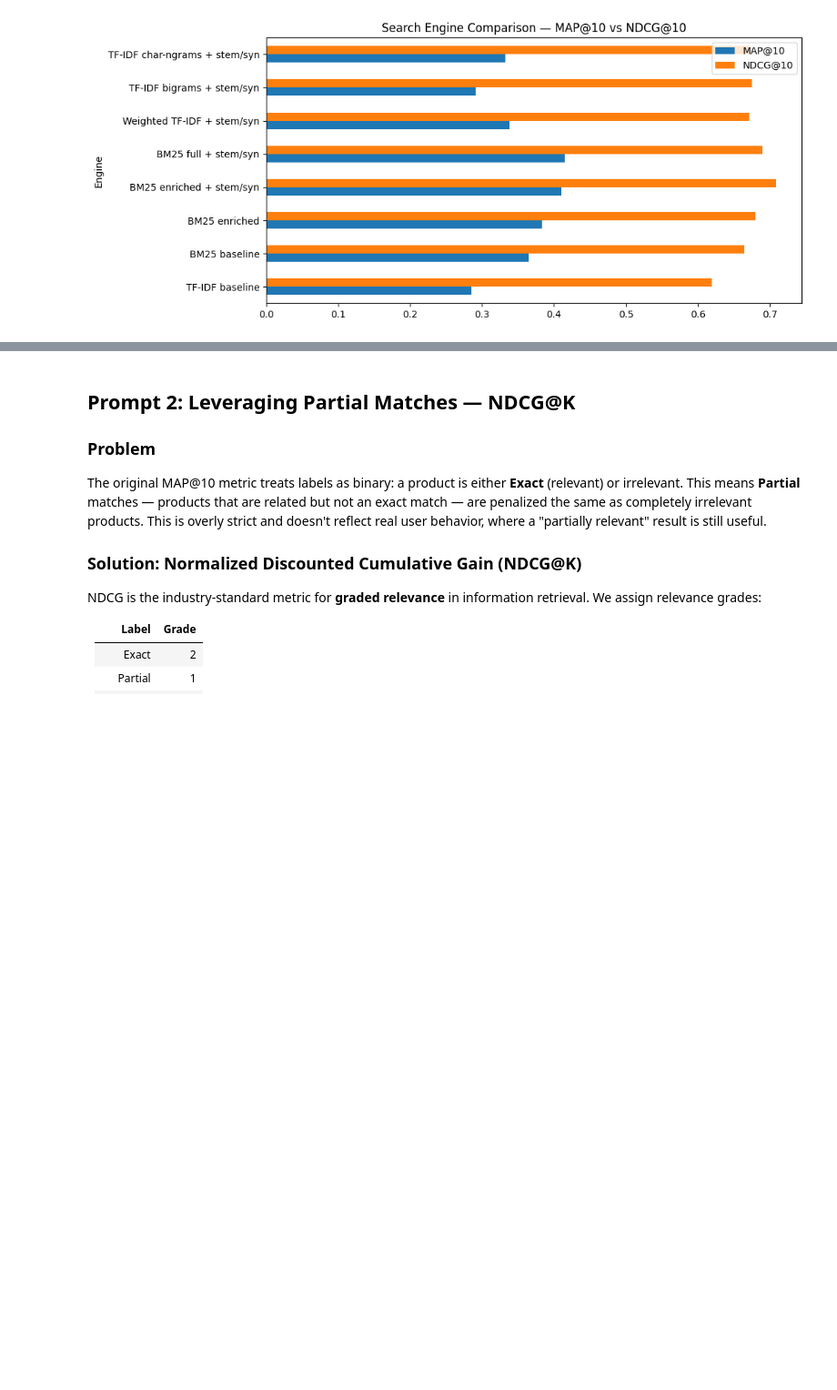
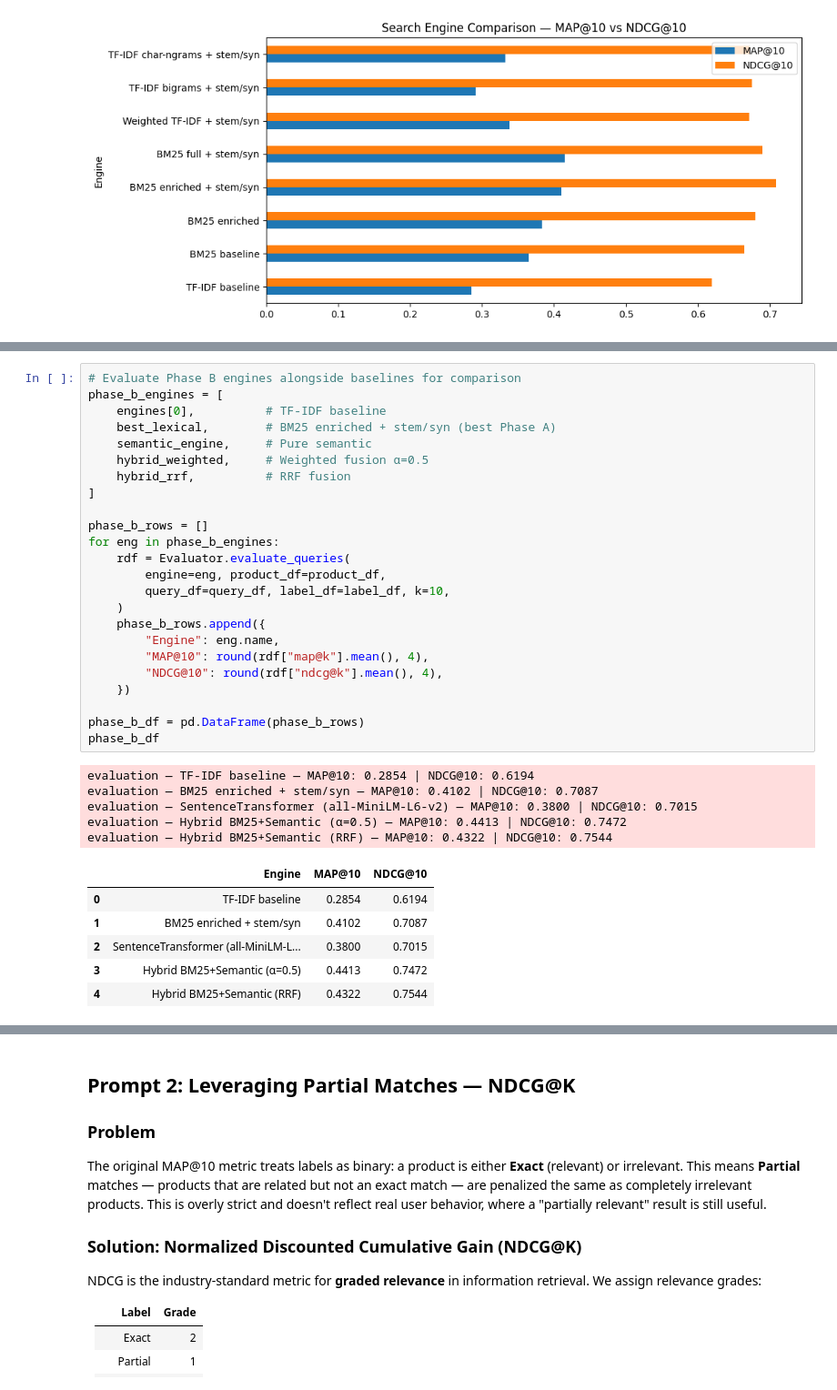
Before and after one commit to talmeida23/hbs-search-engine, a Jupyter notebook: HBS_retrieval_assignment.ipynb, the cells around one changed output, grey strips where cells are left out. Shown at 91% size. Cells and saved outputs as stored; diff of their text form; blank space fills up the shorter version.

```diff
--- a/HBS_retrieval_assignment.ipynb
+++ b/HBS_retrieval_assignment.ipynb
@@ -245,0 +306,36 @@ summary_df.set_index("Engine")[["MAP@10", "NDCG@10"]].plot(
+# %%
+# Evaluate Phase B engines alongside baselines for comparison
+phase_b_engines = [
+    engines[0],          # TF-IDF baseline
+    best_lexical,        # BM25 enriched + stem/syn (best Phase A)
+    semantic_engine,     # Pure semantic
+    hybrid_weighted,     # Weighted fusion α=0.5
+    hybrid_rrf,          # RRF fusion
+]
+
+phase_b_rows = []
+for eng in phase_b_engines:
+    rdf = Evaluator.evaluate_queries(
+        engine=eng, product_df=product_df,
+        query_df=query_df, label_df=label_df, k=10,
+    )
+    phase_b_rows.append({
+        "Engine": eng.name,
+        "MAP@10": round(rdf["map@k"].mean(), 4),
+        "NDCG@10": round(rdf["ndcg@k"].mean(), 4),
+    })
+
+phase_b_df = pd.DataFrame(phase_b_rows)
+phase_b_df
+# %% [output]
+evaluation — TF-IDF baseline — MAP@10: 0.2854 | NDCG@10: 0.6194
+evaluation — BM25 enriched + stem/syn — MAP@10: 0.4102 | NDCG@10: 0.7087
+evaluation — SentenceTransformer (all-MiniLM-L6-v2) — MAP@10: 0.3800 | NDCG@10: 0.7015
+evaluation — Hybrid BM25+Semantic (α=0.5) — MAP@10: 0.4413 | NDCG@10: 0.7472
+evaluation — Hybrid BM25+Semantic (RRF) — MAP@10: 0.4322 | NDCG@10: 0.7544
+|  | Engine | MAP@10 | NDCG@10 |
+| 0 | TF-IDF baseline | 0.2854 | 0.6194 |
+| 1 | BM25 enriched + stem/syn | 0.4102 | 0.7087 |
+| 2 | SentenceTransformer (all-MiniLM-L... | 0.3800 | 0.7015 |
+| 3 | Hybrid BM25+Semantic (α=0.5) | 0.4413 | 0.7472 |
+| 4 | Hybrid BM25+Semantic (RRF) | 0.4322 | 0.7544 |
```
Also changed, not shown: parts of 5 cells of this notebook, 1 other file.
